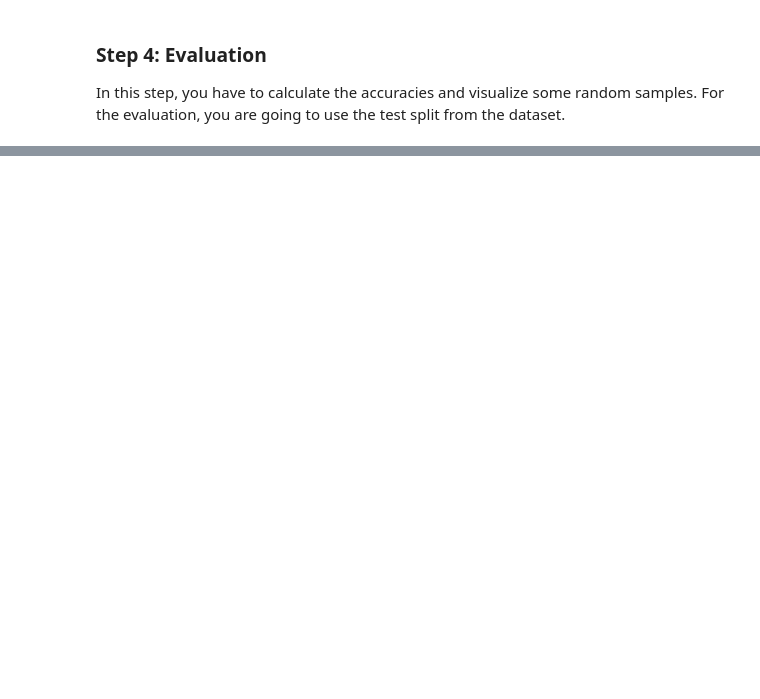
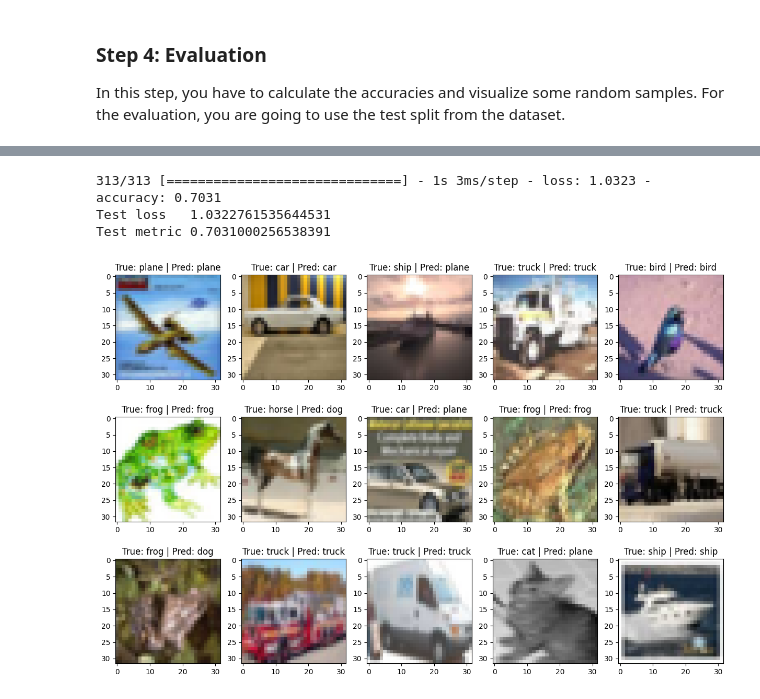
Before and after one commit to sergiyromanenko/CV-HW, a Jupyter notebook: lesson_14/homework/Homework.ipynb, the cells around one changed output, grey strips where cells are left out. Saved outputs shown, nothing was run; the diff lists cells and outputs as text; code cells hidden in the pictures; blank space fills up the shorter version.

```diff
--- a/lesson_14/homework/Homework.ipynb
+++ b/lesson_14/homework/Homework.ipynb
@@ -271,0 +361,9 @@ for ii in range(15):
+# %%
+# Compute the labels and the predictions as sparse values
+y_true = np.argmax(y_test, axis=1)
+y_pred = model.predict(x_test)
+
+print('True', y_true[0:5])
+print('Pred', np.argmax(y_pred[0:5, :], axis=1))
+print('Pred', y_pred[0:5, :])
+print(y_pred.shape)
@@ -271,0 +390,14 @@ for ii in range(15):
+# %%
+y_pred = np.argmax(y_pred, axis=1)
+
+# Compute and print the accuracy for each class
+for class_id, class_name in classes.items():
+
+  mask = y_true == class_id
+
+  #tp = np.sum(np.abs(y_pred[mask] - class_id) < 0.5)
+  tp = np.sum(y_pred[mask] == class_id)
+  total = np.sum(mask)
+
+  acc = tp/total
+  print(class_name, acc)
@@ -271,0 +415,19 @@ for ii in range(15):
+# %%
+# Print the overall stats
+ev = model.evaluate(x_test, y_test)
+print('Test loss  ', ev[0])
+print('Test metric', ev[1])
+# %% [output]
+313/313 [==============================] - 1s 3ms/step - loss: 1.0323 - accuracy: 0.7031
+Test loss   1.0322761535644531
+Test metric 0.7031000256538391
+# %%
+# Show random samples
+for ii in range(15):
+    # Pick a random sample
+    idx =  np.random.randint(0, len(y_pred))
+    # Show the results
+    plt.subplot(3,5,ii+1), plt.imshow(x_test[idx, ...])
+    plt.title('True: ' + str(classes[y_true[idx]]) + ' | Pred: ' + str(classes[y_pred[idx]]))
+# %% [output]
+[figure, added]
```
Also changed, not shown: parts of 16 cells of this notebook.
